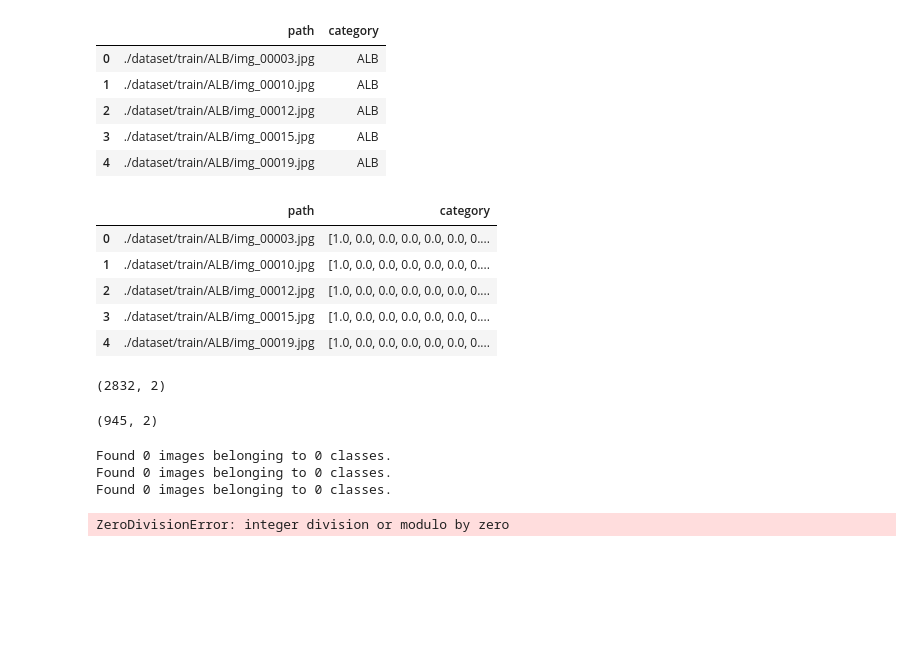
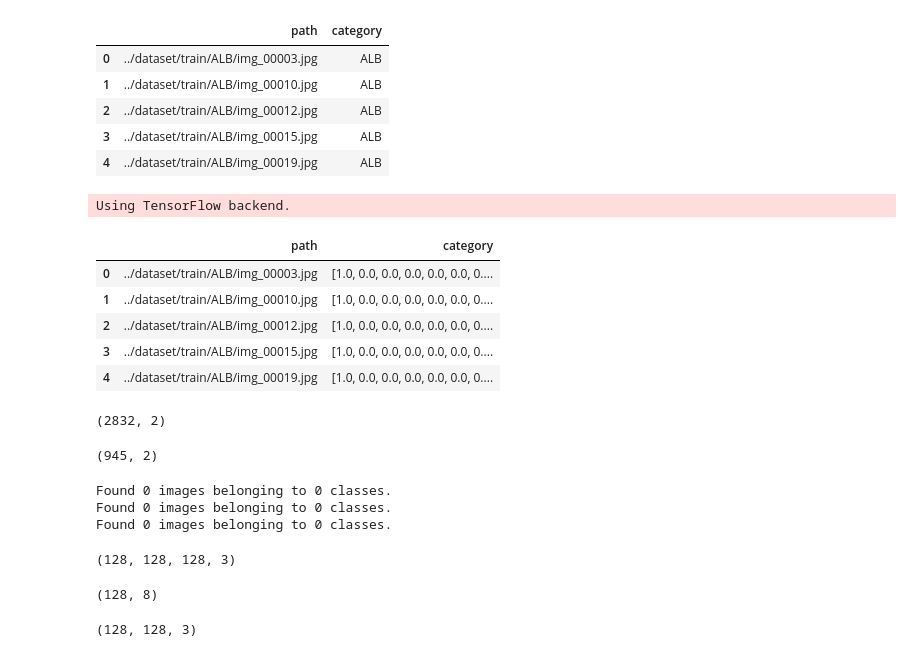
Before and after one commit to soulshifter/fish_classification, a Jupyter notebook: fish.ipynb, the cells around one changed output. Saved outputs shown, nothing was run; the diff lists cells and outputs as text; code cells hidden in the pictures; blank space fills up the shorter version.

```diff
--- a/fish.ipynb
+++ b/fish.ipynb
@@ -12,28 +12,29 @@ from IPython.core.interactiveshell import InteractiveShell
 InteractiveShell.ast_node_interactivity = "all"
 # %%
 df = pd.DataFrame(index = None, columns = ['path', 'category'])
-rootdir = './dataset/train'
+rootdir = '../dataset/train'
+test_path = '../dataset/test_stg1/'
 filelist = []
 category = []
 for subdir, dirs, files in os.walk(rootdir):
     for file in files:
         temp = file.split('/')
         filelist.append(os.path.join(subdir, file))
 filelist = filelist[1:]
 for i, file in enumerate(filelist):
     temp = filelist[i].split('\\')
     category.append(temp[-2])
 filelist = [file.replace("\\", "/", 2) for file in filelist]
 df['path'] = filelist
 df['category'] = category
 df.head()
 # %% [output]
 |  | path | category |
-| 0 | ./dataset/train/ALB/img_00003.jpg | ALB |
-| 1 | ./dataset/train/ALB/img_00010.jpg | ALB |
-| 2 | ./dataset/train/ALB/img_00012.jpg | ALB |
-| 3 | ./dataset/train/ALB/img_00015.jpg | ALB |
-| 4 | ./dataset/train/ALB/img_00019.jpg | ALB |
+| 0 | ../dataset/train/ALB/img_00003.jpg | ALB |
+| 1 | ../dataset/train/ALB/img_00010.jpg | ALB |
+| 2 | ../dataset/train/ALB/img_00012.jpg | ALB |
+| 3 | ../dataset/train/ALB/img_00015.jpg | ALB |
+| 4 | ../dataset/train/ALB/img_00019.jpg | ALB |
 # %%
 from sklearn.preprocessing import LabelEncoder
 from keras.utils.np_utils import to_categorical
@@ -44,12 +45,13 @@ hotEnc = to_categorical(lbc, num_classes=unique_classes)
 df["category"] = list(hotEnc)
 df.head()
 # %% [output]
+Using TensorFlow backend.
 |  | path | category |
-| 0 | ./dataset/train/ALB/img_00003.jpg | [1.0, 0.0, 0.0, 0.0, 0.0, 0.0, 0.... |
-| 1 | ./dataset/train/ALB/img_00010.jpg | [1.0, 0.0, 0.0, 0.0, 0.0, 0.0, 0.... |
-| 2 | ./dataset/train/ALB/img_00012.jpg | [1.0, 0.0, 0.0, 0.0, 0.0, 0.0, 0.... |
-| 3 | ./dataset/train/ALB/img_00015.jpg | [1.0, 0.0, 0.0, 0.0, 0.0, 0.0, 0.... |
-| 4 | ./dataset/train/ALB/img_00019.jpg | [1.0, 0.0, 0.0, 0.0, 0.0, 0.0, 0.... |
+| 0 | ../dataset/train/ALB/img_00003.jpg | [1.0, 0.0, 0.0, 0.0, 0.0, 0.0, 0.... |
+| 1 | ../dataset/train/ALB/img_00010.jpg | [1.0, 0.0, 0.0, 0.0, 0.0, 0.0, 0.... |
+| 2 | ../dataset/train/ALB/img_00012.jpg | [1.0, 0.0, 0.0, 0.0, 0.0, 0.0, 0.... |
+| 3 | ../dataset/train/ALB/img_00015.jpg | [1.0, 0.0, 0.0, 0.0, 0.0, 0.0, 0.... |
+| 4 | ../dataset/train/ALB/img_00019.jpg | [1.0, 0.0, 0.0, 0.0, 0.0, 0.0, 0.... |
 # %%
 from keras.preprocessing.image import ImageDataGenerator
 DIM = (128, 128)
@@ -85,10 +88,19 @@ valid_df.shape
 (945, 2)
 # %%
 train_gen = flow_from_dataframe(img_gen, train_df, x_col="path", y_col="category", target_size=DIM, batch_size=128)
-test_gen = flow_from_dataframe(img_gen, valid_df, x_col="path", y_col="category", target_size=DIM, batch_size=256)
+valid_gen = flow_from_dataframe(img_gen, valid_df, x_col="path", y_col="category", target_size=DIM, batch_size=256)
 test_x, test_y = next(flow_from_dataframe(img_gen, valid_df, x_col="path", y_col="category", target_size=DIM, batch_size=1024))
 # %% [output]
 Found 0 images belonging to 0 classes.
 Found 0 images belonging to 0 classes.
 Found 0 images belonging to 0 classes.
-ZeroDivisionError: integer division or modulo by zero
+# %%
+train_x, train_y = next(train_gen)
+train_x.shape
+train_y.shape
+img_dim = train_x.shape[1:]
+img_dim
+# %% [output]
+(128, 128, 128, 3)
+(128, 8)
+(128, 128, 3)
```
Also changed, not shown: parts of 26 cells of this notebook, 5 other files.
